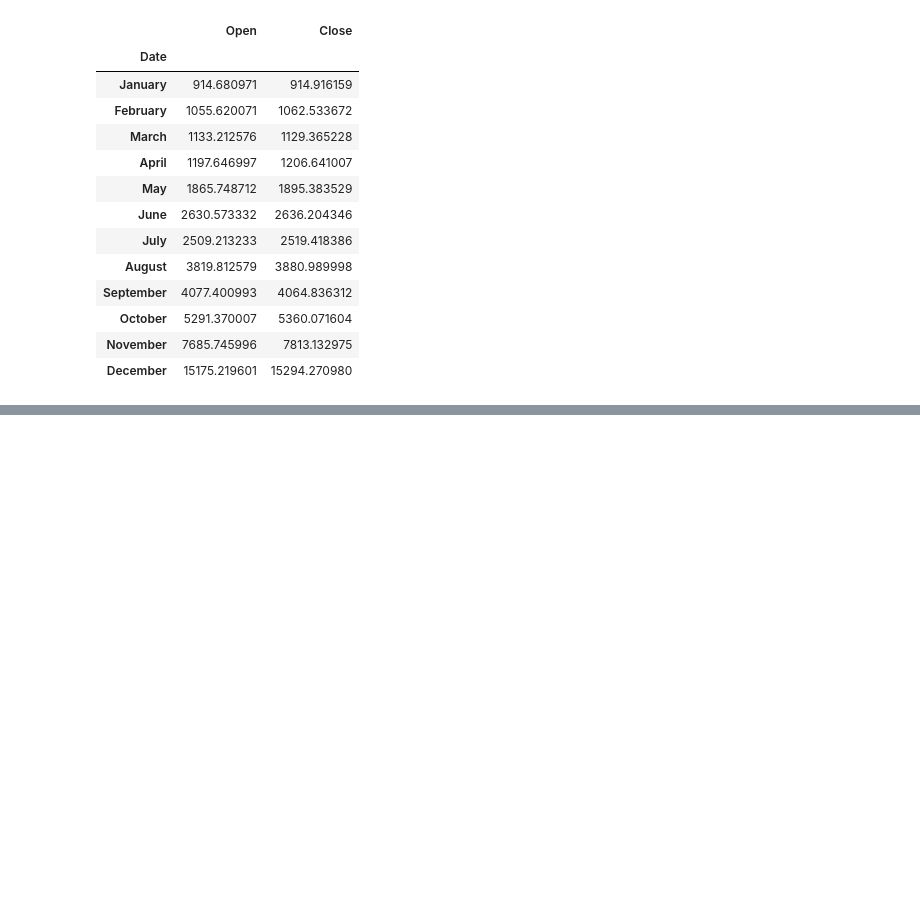
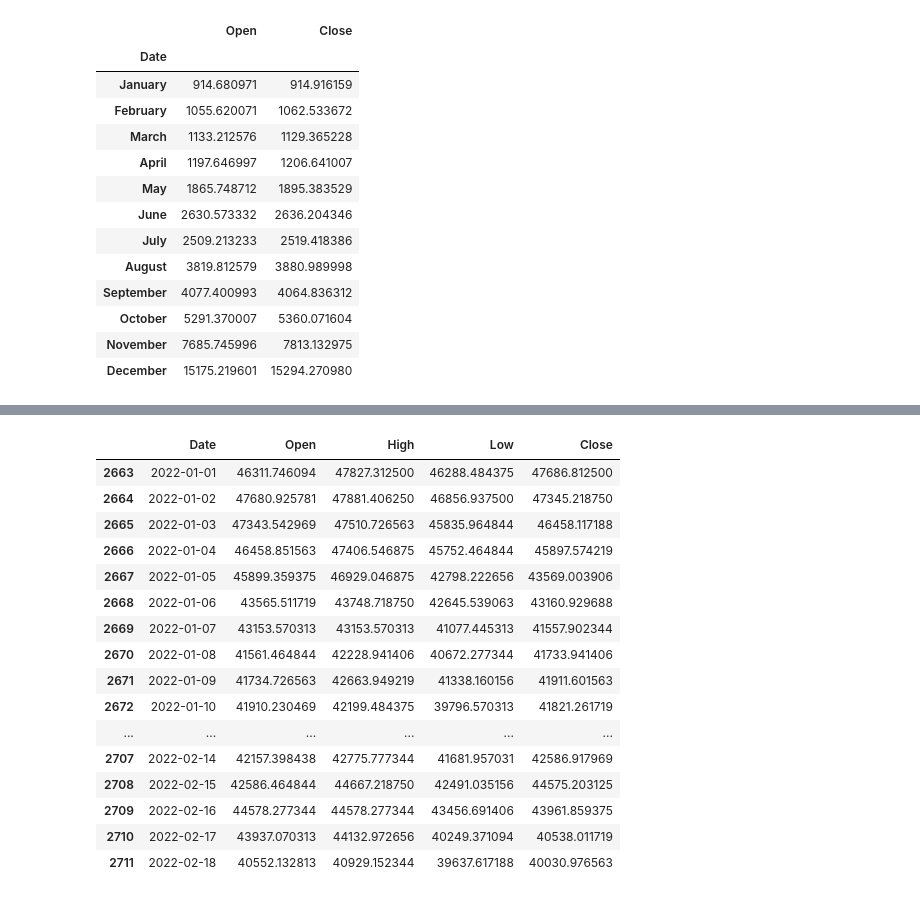
Before and after one commit to shahiatif/Data-Science-final-Year-Project, a Jupyter notebook: TimeSeriesModeling.ipynb, the cells around one changed output, grey strips where cells are left out. Saved outputs shown, nothing was run; the diff lists cells and outputs as text; code cells hidden in the pictures; blank space fills up the shorter version.

```diff
--- a/TimeSeriesModeling.ipynb
+++ b/TimeSeriesModeling.ipynb
@@ -541,0 +544,7 @@ fig.show()
+# %%
+maindf['Date'] = pd.to_datetime(maindf['Date'], format='%Y-%m-%d')
+
+y_2018 = maindf.loc[(maindf['Date'] >= '2018-01-01')
+                     & (maindf['Date'] < '2019-01-01')]
+
+y_2018.drop(y_2018[['Adj Close','Volume']],axis=1)
@@ -541,0 +650,7 @@ fig.show()
+# %%
+maindf['Date'] = pd.to_datetime(maindf['Date'], format='%Y-%m-%d')
+
+y_2019 = maindf.loc[(maindf['Date'] >= '2019-01-01')
+                     & (maindf['Date'] < '2020-01-01')]
+
+y_2019.drop(y_2019[['Adj Close','Volume']],axis=1)
@@ -541,0 +770,7 @@ fig.show()
+# %%
+maindf['Date'] = pd.to_datetime(maindf['Date'], format='%Y-%m-%d')
+
+y_2020 = maindf.loc[(maindf['Date'] >= '2020-01-01')
+                     & (maindf['Date'] < '2021-01-01')]
+
+y_2020.drop(y_2020[['Adj Close','Volume']],axis=1)
@@ -541,0 +876,7 @@ fig.show()
+# %%
+maindf['Date'] = pd.to_datetime(maindf['Date'], format='%Y-%m-%d')
+
+y_2021 = maindf.loc[(maindf['Date'] >= '2021-01-01')
+                     & (maindf['Date'] < '2021-12-31')]
+
+y_2021.drop(y_2021[['Adj Close','Volume']],axis=1)
@@ -541,0 +982,25 @@ fig.show()
+# %%
+maindf['Date'] = pd.to_datetime(maindf['Date'], format='%Y-%m-%d')
+
+y_2022 = maindf.loc[(maindf['Date'] >= '2022-01-01')
+                     & (maindf['Date'] < '2022-02-19')]
+
+y_2022.drop(y_2015[['Adj Close','Volume']],axis=1)
+# %% [output]
+|  | Date | Open | High | Low | Close |
+| 2663 | 2022-01-01 | 46311.746094 | 47827.312500 | 46288.484375 | 47686.812500 |
+| 2664 | 2022-01-02 | 47680.925781 | 47881.406250 | 46856.937500 | 47345.218750 |
+| 2665 | 2022-01-03 | 47343.542969 | 47510.726563 | 45835.964844 | 46458.117188 |
+| 2666 | 2022-01-04 | 46458.851563 | 47406.546875 | 45752.464844 | 45897.574219 |
+| 2667 | 2022-01-05 | 45899.359375 | 46929.046875 | 42798.222656 | 43569.003906 |
+| 2668 | 2022-01-06 | 43565.511719 | 43748.718750 | 42645.539063 | 43160.929688 |
+| 2669 | 2022-01-07 | 43153.570313 | 43153.570313 | 41077.445313 | 41557.902344 |
+| 2670 | 2022-01-08 | 41561.464844 | 42228.941406 | 40672.277344 | 41733.941406 |
+| 2671 | 2022-01-09 | 41734.726563 | 42663.949219 | 41338.160156 | 41911.601563 |
+| 2672 | 2022-01-10 | 41910.230469 | 42199.484375 | 39796.570313 | 41821.261719 |
+| ... | ... | ... | ... | ... | ... |
+| 2707 | 2022-02-14 | 42157.398438 | 42775.777344 | 41681.957031 | 42586.917969 |
+| 2708 | 2022-02-15 | 42586.464844 | 44667.218750 | 42491.035156 | 44575.203125 |
+| 2709 | 2022-02-16 | 44578.277344 | 44578.277344 | 43456.691406 | 43961.859375 |
+| 2710 | 2022-02-17 | 43937.070313 | 44132.972656 | 40249.371094 | 40538.011719 |
+| 2711 | 2022-02-18 | 40552.132813 | 40929.152344 | 39637.617188 | 40030.976563 |
```
Also changed, not shown: parts of 35 cells of this notebook.
